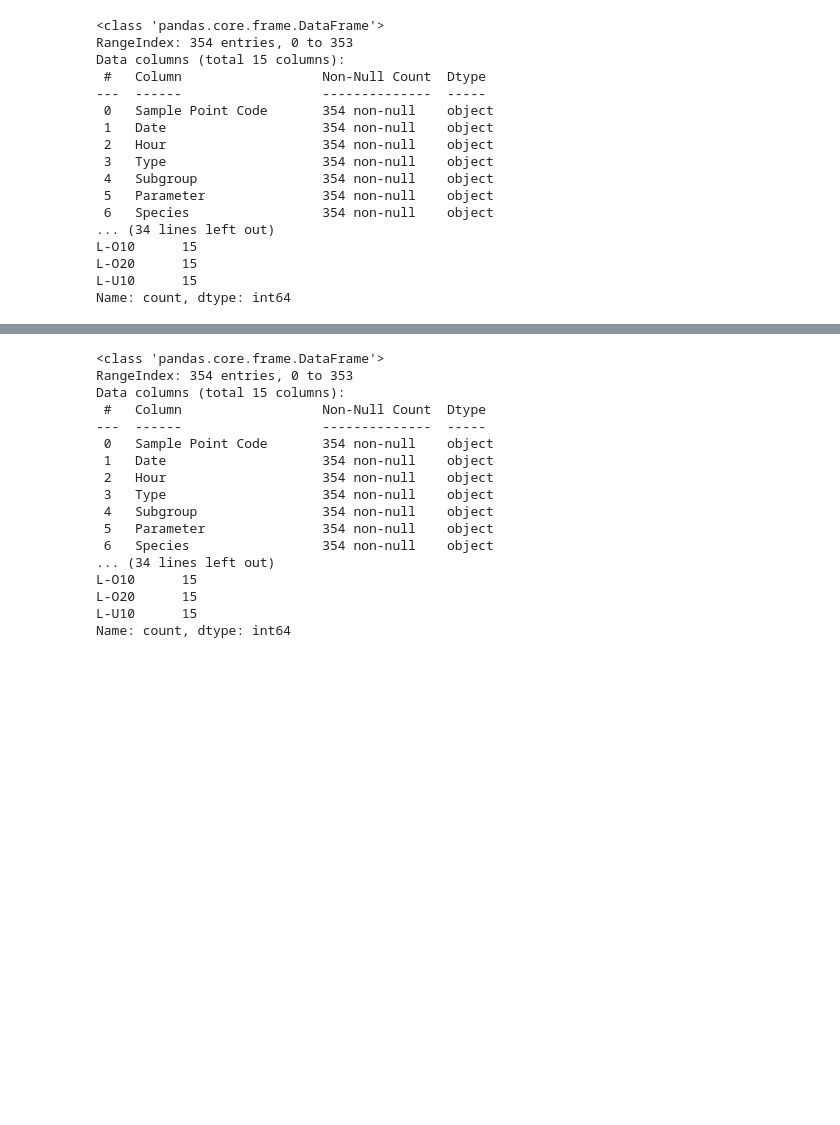
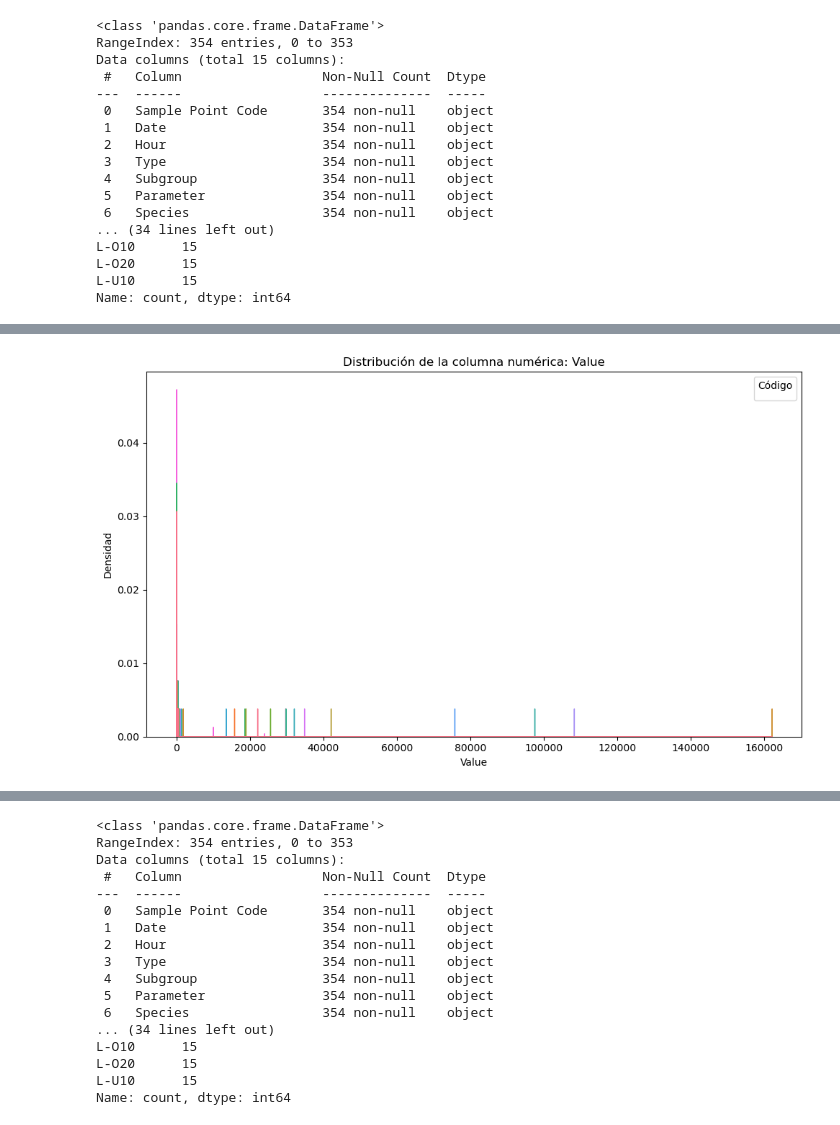
Before and after one commit to UrdaxAgirregomezkorta/analisis-de-aguas-subterraneas-2025, a Jupyter notebook: notebooks/analisis.ipynb, the cells around one changed output, grey strips where cells are left out. Drawn from its saved outputs; the diff is of its cells as text; code cells hidden in the pictures; blank space fills up the shorter version.

Commit message:
plots

```diff
--- a/notebooks/analisis.ipynb
+++ b/notebooks/analisis.ipynb
@@ -184,0 +185,18 @@ else:
+# %%
+# Histograma de la primera columna numérica para todos los códigos
+import numpy as np
+num_cols = combined_df.select_dtypes(include=np.number).columns.tolist()
+if num_cols:
+    col = num_cols[0]
+    plt.figure(figsize=(10,6))
+    sns.histplot(data=combined_df, x=col, hue='code', element='step', stat='density', common_norm=False)
+    plt.title(f'Distribución de la columna numérica: {col}')
+    plt.xlabel(col)
+    plt.ylabel('Densidad')
+    plt.legend(title='Código')
+    plt.tight_layout()
+    plt.show()
+else:
+    print('No se encontraron columnas numéricas para graficar.')
+# %% [output]
+[figure, added]
```
Also changed, not shown: parts of 3 cells of this notebook.
